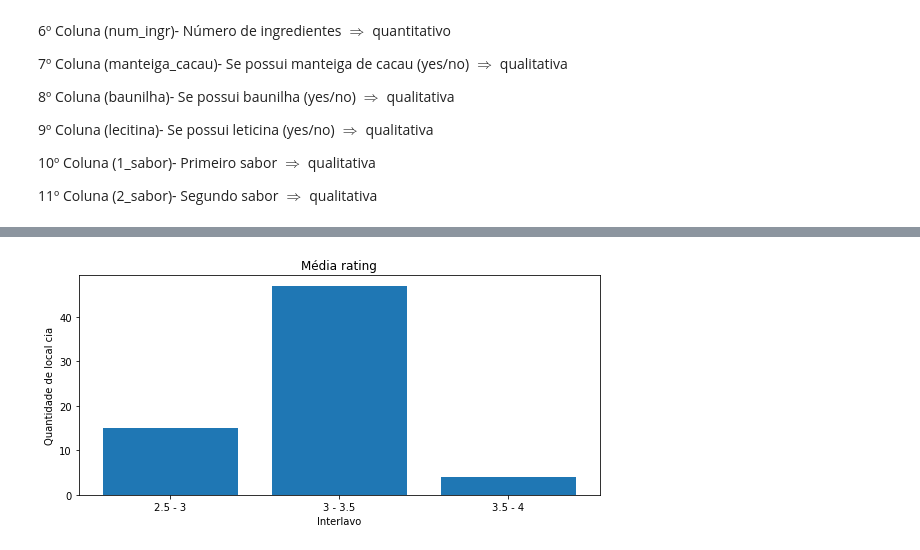
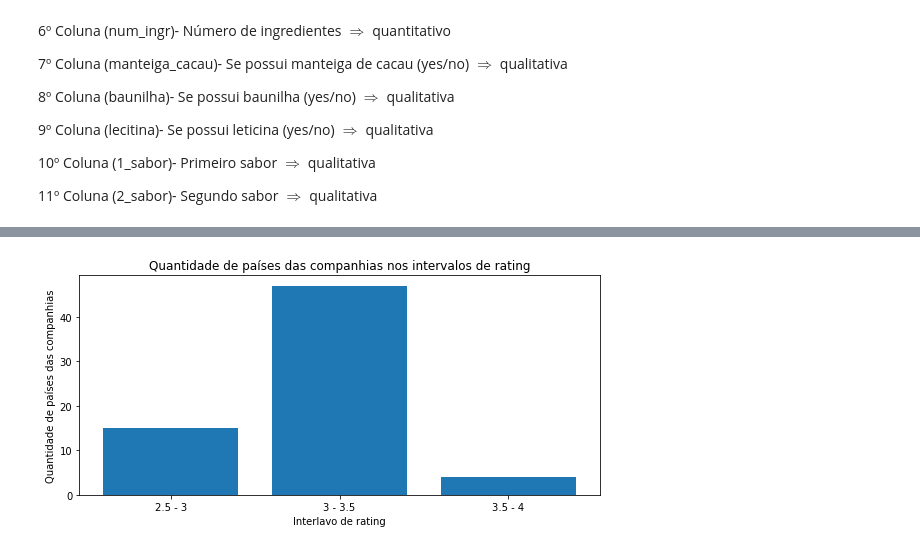
Before and after one commit to Pedro2712/Projeto_2-ciedados, a Jupyter notebook: Projeto 2 - Ciedados.ipynb, the cells around one changed output, grey strips where cells are left out. Drawn from its saved outputs; the diff is of its cells as text; code cells hidden in the pictures.

```diff
--- a/Projeto 2 - Ciedados.ipynb
+++ b/Projeto 2 - Ciedados.ipynb
@@ -188,14 +185,16 @@ def media(a):
                                                        , '3 - 3.5', '3.5 - 4'], ordered=True)
     return pd.crosstab(novo[a], novo.intervalo, margins= True)
 # %%
+# Grafico de barras para ler os dados da funcao media()
+
 def grafico(l1, l2, d):
 
     plt.figure(figsize=(8,4))
 
     plt.bar(l1, l2)
-    plt.xlabel("Interlavo")
+    plt.xlabel("Interlavo de rating")
     plt.ylabel(f"Quantidade de {d}")
-    plt.title("Média rating")
+    plt.title(f"Quantidade de {d} nos intervalos de rating")
 
     plt.tight_layout()
     plt.show()
@@ -243,7 +302,7 @@ media("local_cia")
 # %%
 l1= ["2.5 - 3", "3 - 3.5", "3.5 - 4"]
 l2= [15, 47, 4]
 
-grafico(l1, l2, "local cia")
+grafico(l1, l2, "países das companhias")
 # %% [output]
-[figure, old version]
+[figure, new version]
```
Also changed, not shown: parts of 24 cells of this notebook.
